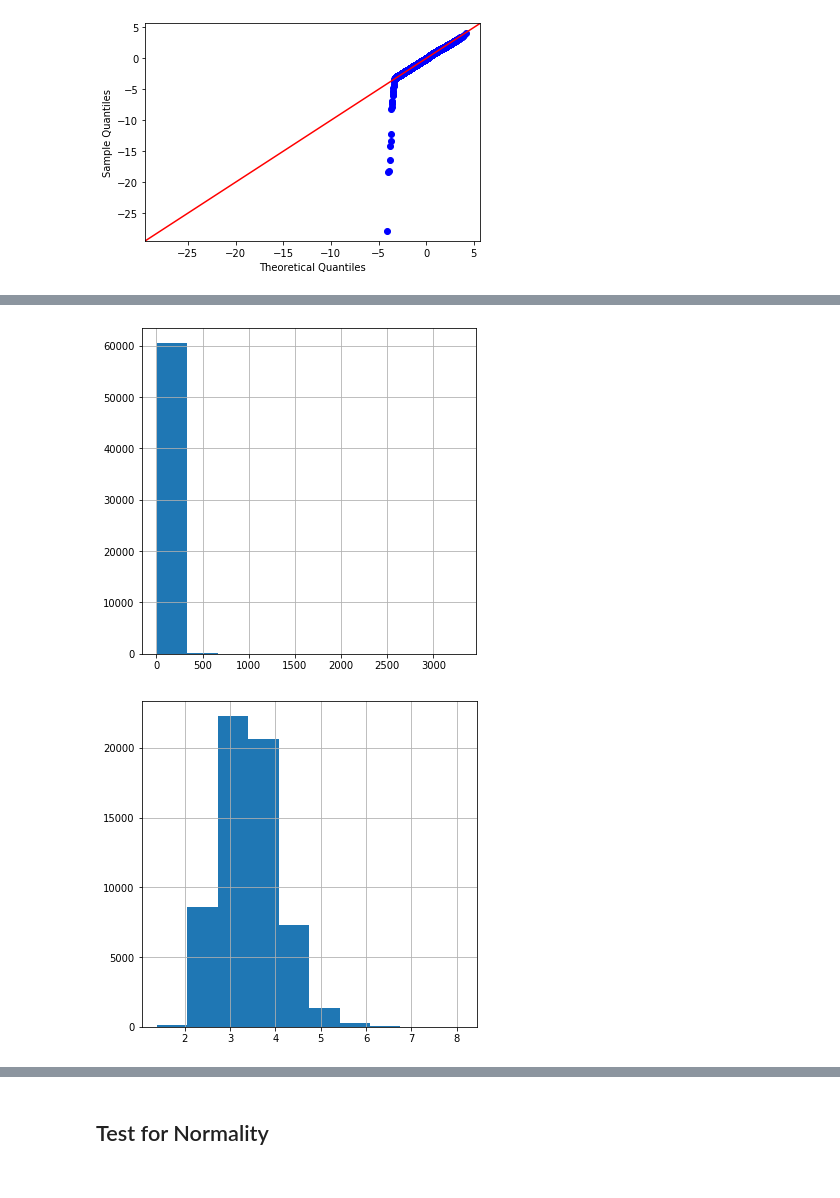
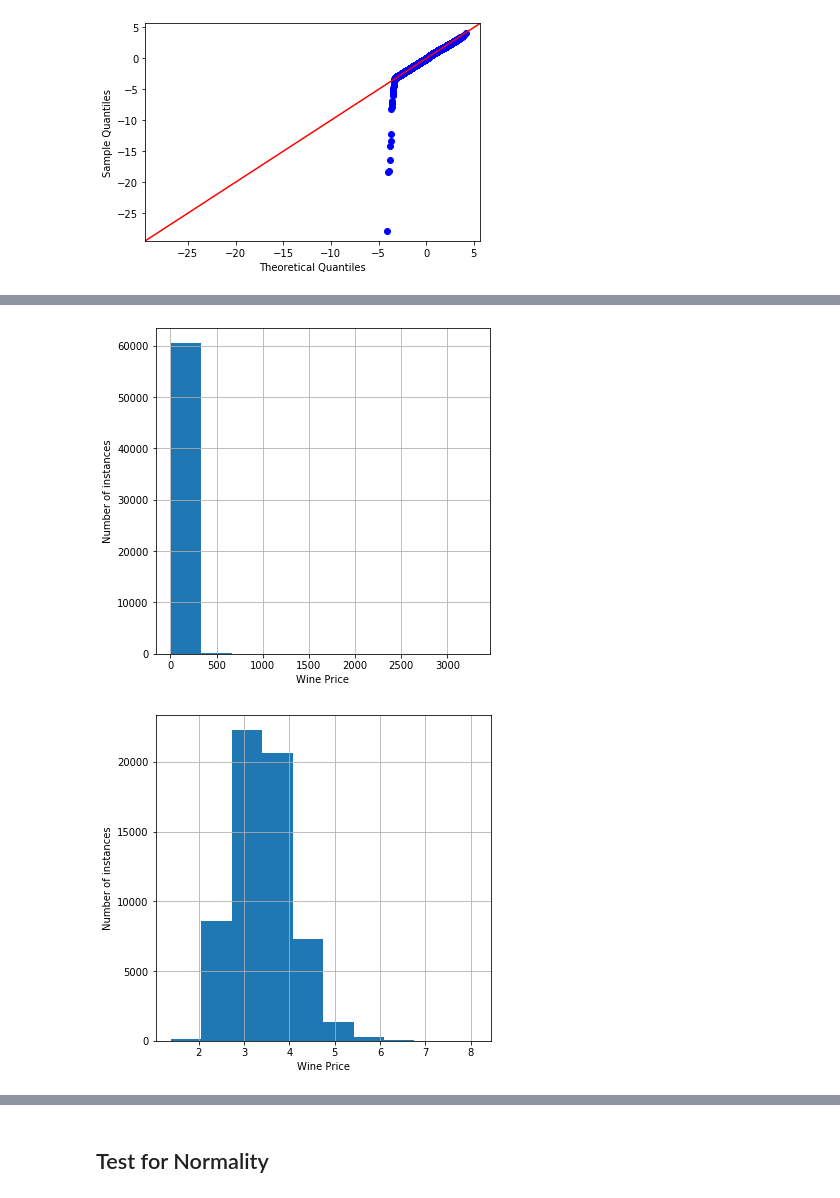
Before and after one commit to jprinfret/wine_reviews, a Jupyter notebook: scaling_normalizing_data.ipynb, the cells around one changed output, grey strips where cells are left out. Saved outputs shown, nothing was run; the diff lists cells and outputs as text; code cells hidden in the pictures.

```diff
--- a/scaling_normalizing_data.ipynb
+++ b/scaling_normalizing_data.ipynb
@@ -17,2 +18,2 @@ from sklearn.preprocessing import StandardScaler
 # %%
-df = pd.read_csv('wine_data.csv')
+df = pd.read_csv('wine.csv')
@@ -87,14 +97,17 @@ KeyboardInterrupt:
 # %%
-
 df['price'].hist(figsize=(6,6));
+plt.xlabel('Wine Price');
+plt.ylabel('Number of instances');
 # %% [output]
-[figure, old version]
+[figure, new version]
 # %%
 df['logprice'] = np.log(df['price'])
 # %%
 df['logprice'].hist(figsize=(6,6));
+plt.xlabel('Wine Price');
+plt.ylabel('Number of instances');
 # %% [output]
-[figure, old version]
+[figure, new version]
 # %%
 wine_prices = df['logprice']
 # %%
```
Also changed, not shown: parts of 13 cells of this notebook, 2 other files.
